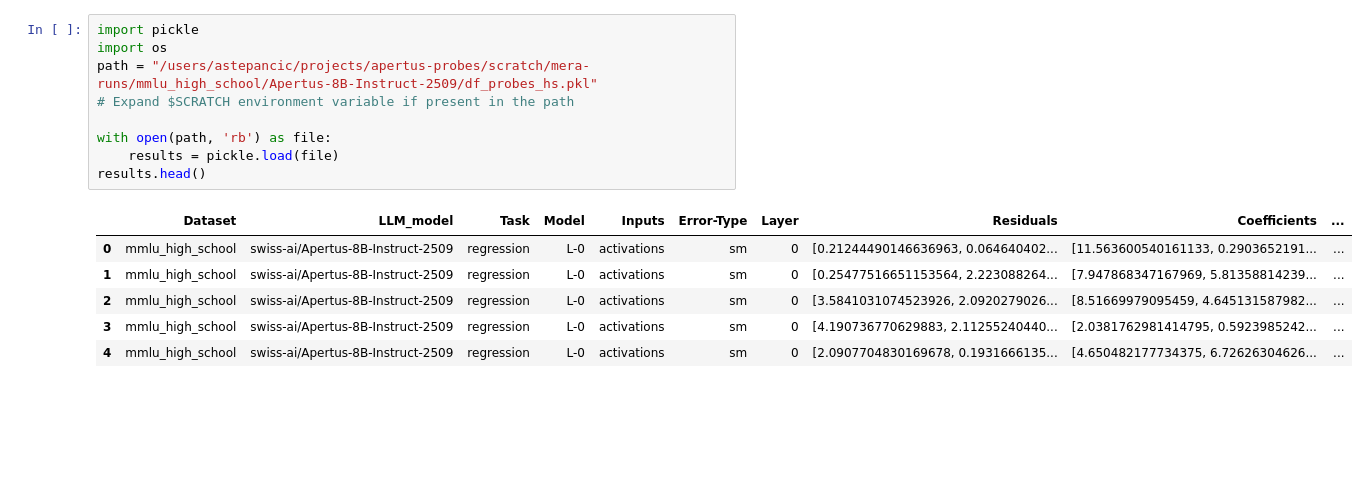
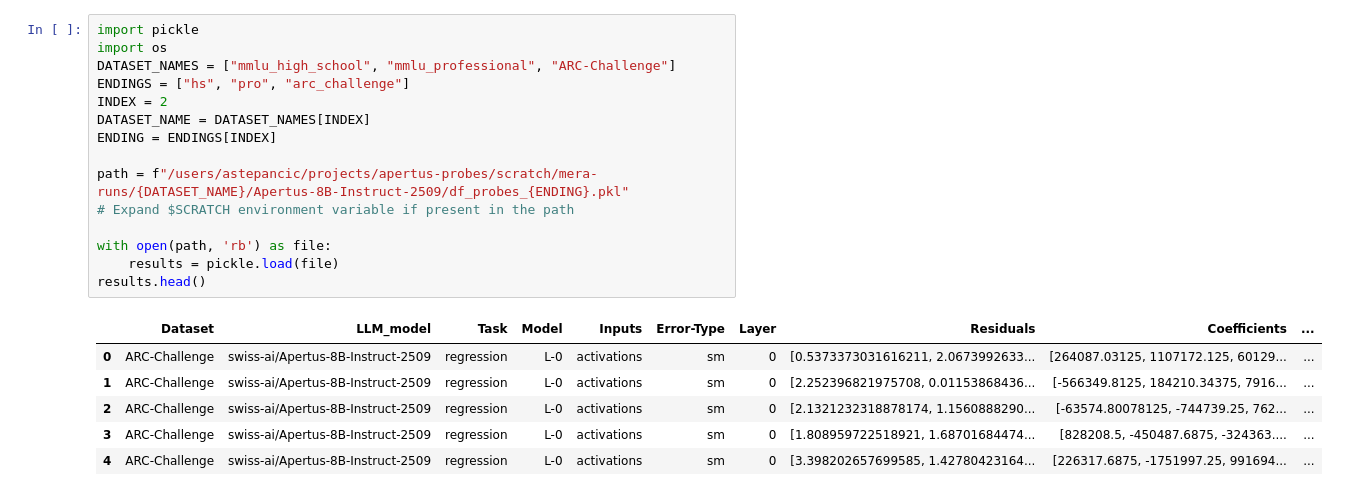
Before and after one commit to swiss-ai/apertus-probes, a Jupyter notebook: src/probes/analyze_results.ipynb, the cells around one changed output. Saved outputs shown, nothing was run; the diff lists cells and outputs as text; blank space fills up the shorter version.

```diff
--- a/src/probes/analyze_results.ipynb
+++ b/src/probes/analyze_results.ipynb
@@ -1,19 +1,25 @@
 # %%
 import pickle
 import os
-path = "/users/astepancic/projects/apertus-probes/scratch/mera-runs/mmlu_high_school/Apertus-8B-Instruct-2509/df_probes_hs.pkl"
+DATASET_NAMES = ["mmlu_high_school", "mmlu_professional", "ARC-Challenge"]
+ENDINGS = ["hs", "pro", "arc_challenge"]
+INDEX = 2
+DATASET_NAME = DATASET_NAMES[INDEX]
+ENDING = ENDINGS[INDEX]
+
+path = f"/users/astepancic/projects/apertus-probes/scratch/mera-runs/{DATASET_NAME}/Apertus-8B-Instruct-2509/df_probes_{ENDING}.pkl"
 # Expand $SCRATCH environment variable if present in the path
 
 with open(path, 'rb') as file:
     results = pickle.load(file)
 results.head()
 # %% [output]
 |  | Dataset | LLM_model | Task | Model | Inputs | Error-Type | Layer | Residuals | Coefficients | ... |
-| 0 | mmlu_high_school | swiss-ai/Apertus-8B-Instruct-2509 | regression | L-0 | activations | sm | 0 | [0.21244490146636963, 0.064640402... | [11.563600540161133, 0.2903652191... | ... |
-| 1 | mmlu_high_school | swiss-ai/Apertus-8B-Instruct-2509 | regression | L-0 | activations | sm | 0 | [0.25477516651153564, 2.223088264... | [7.947868347167969, 5.81358814239... | ... |
-| 2 | mmlu_high_school | swiss-ai/Apertus-8B-Instruct-2509 | regression | L-0 | activations | sm | 0 | [3.5841031074523926, 2.0920279026... | [8.51669979095459, 4.645131587982... | ... |
-| 3 | mmlu_high_school | swiss-ai/Apertus-8B-Instruct-2509 | regression | L-0 | activations | sm | 0 | [4.190736770629883, 2.11255240440... | [2.0381762981414795, 0.5923985242... | ... |
-| 4 | mmlu_high_school | swiss-ai/Apertus-8B-Instruct-2509 | regression | L-0 | activations | sm | 0 | [2.0907704830169678, 0.1931666135... | [4.650482177734375, 6.72626304626... | ... |
+| 0 | ARC-Challenge | swiss-ai/Apertus-8B-Instruct-2509 | regression | L-0 | activations | sm | 0 | [0.5373373031616211, 2.0673992633... | [264087.03125, 1107172.125, 60129... | ... |
+| 1 | ARC-Challenge | swiss-ai/Apertus-8B-Instruct-2509 | regression | L-0 | activations | sm | 0 | [2.252396821975708, 0.01153868436... | [-566349.8125, 184210.34375, 7916... | ... |
+| 2 | ARC-Challenge | swiss-ai/Apertus-8B-Instruct-2509 | regression | L-0 | activations | sm | 0 | [2.1321232318878174, 1.1560888290... | [-63574.80078125, -744739.25, 762... | ... |
+| 3 | ARC-Challenge | swiss-ai/Apertus-8B-Instruct-2509 | regression | L-0 | activations | sm | 0 | [1.808959722518921, 1.68701684474... | [828208.5, -450487.6875, -324363.... | ... |
+| 4 | ARC-Challenge | swiss-ai/Apertus-8B-Instruct-2509 | regression | L-0 | activations | sm | 0 | [3.398202657699585, 1.42780423164... | [226317.6875, -1751997.25, 991694... | ... |
 # %%
 import matplotlib.pyplot as plt
 
```
Also changed, not shown: parts of 1 cell of this notebook, 12 other files.
